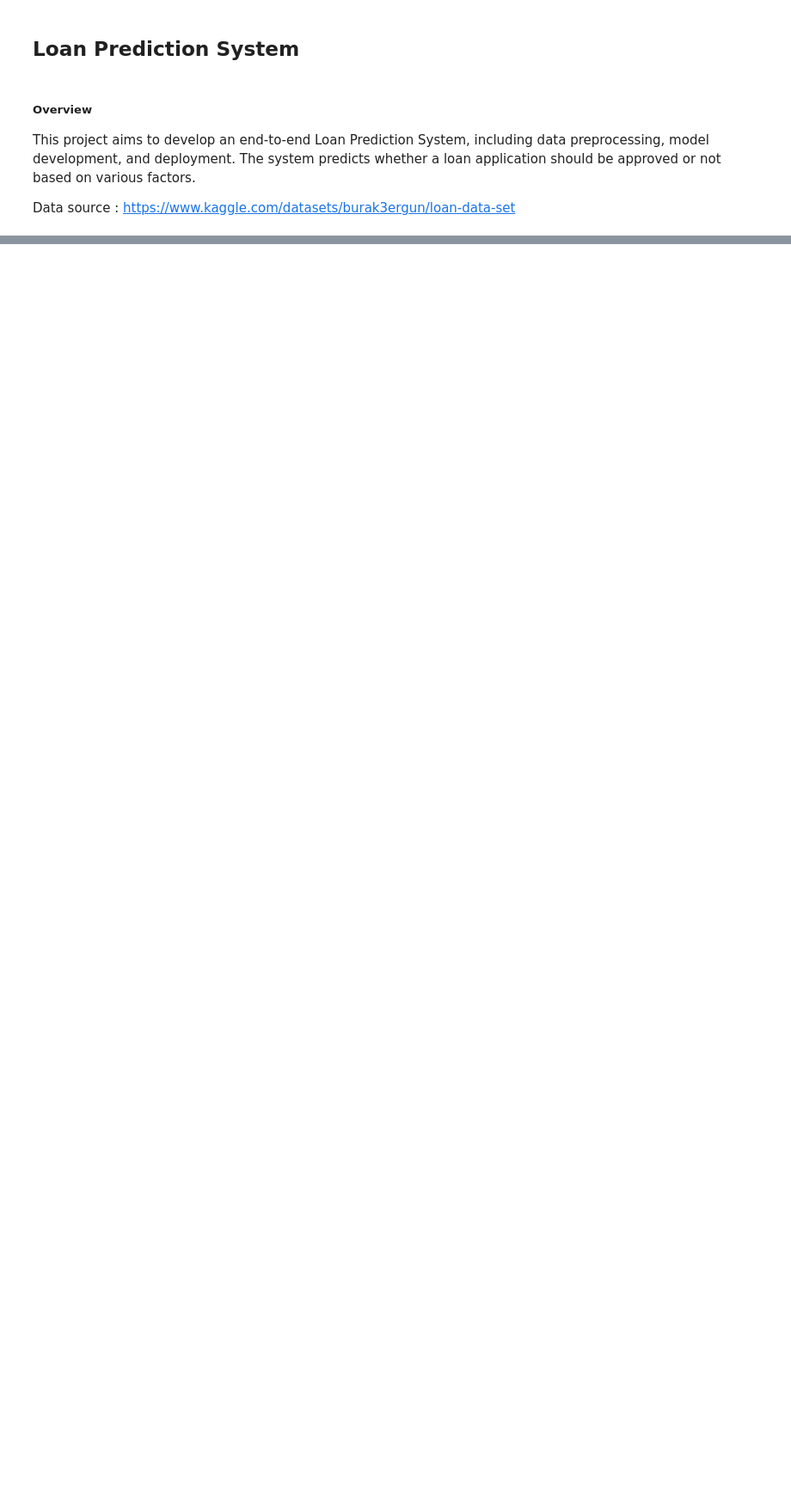
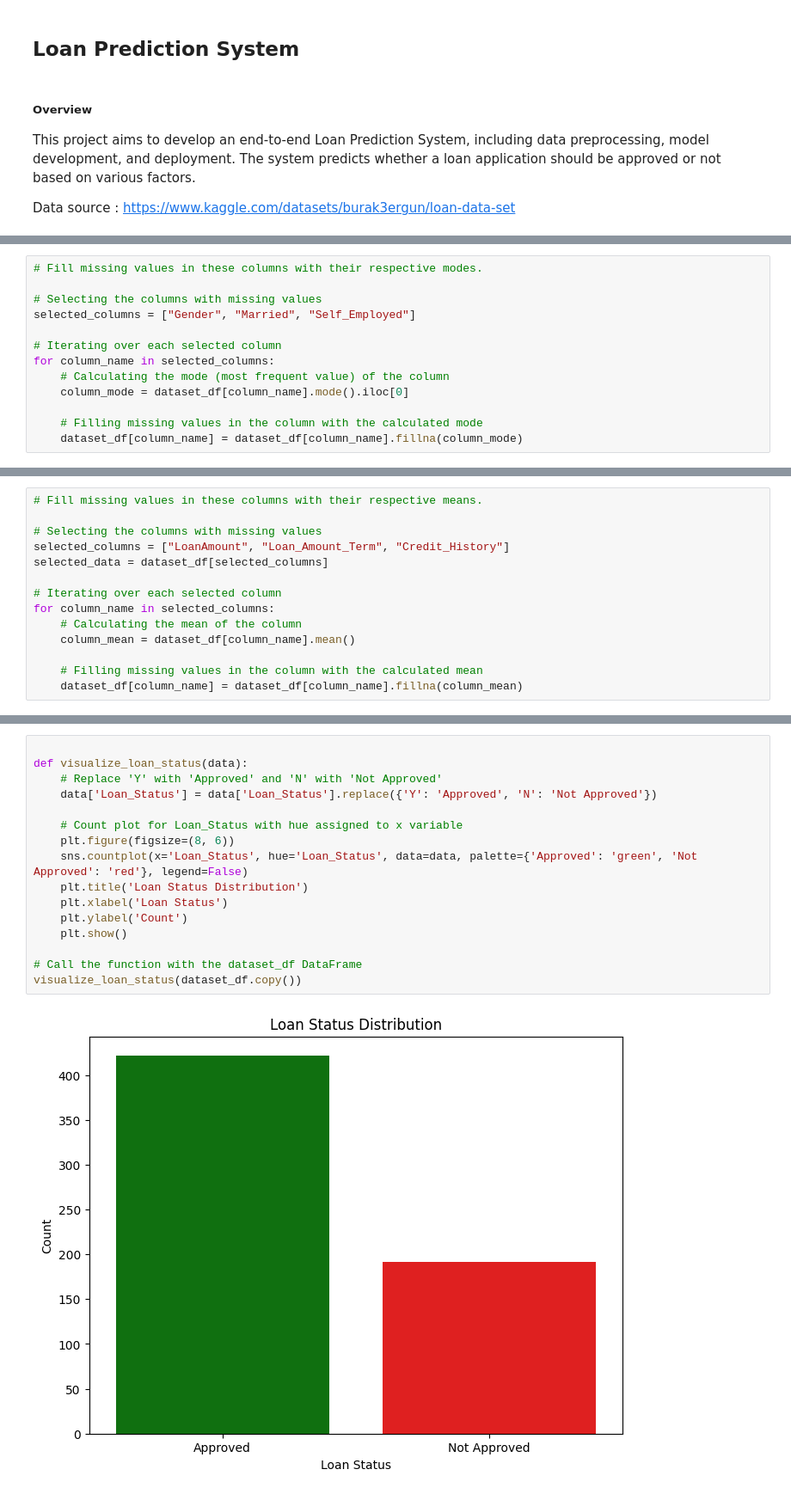
Before and after one commit to ericmaniraguha/loan_prediction_project_system, a Jupyter notebook: load_prediction_ml_project.ipynb, the cells around one changed output, grey strips where cells are left out. Shown at 86% size. Drawn from its saved outputs; the diff is of its cells as text; blank space fills up the shorter version.

Commit message:
data exploration and analysis done

```diff
--- a/load_prediction_ml_project.ipynb
+++ b/load_prediction_ml_project.ipynb
@@ -89,0 +136,13 @@ dataset.describe()
+# %%
+# Fill missing values in these columns with their respective modes.
+
+# Selecting the columns with missing values
+selected_columns = ["Gender", "Married", "Self_Employed"]
+
+# Iterating over each selected column
+for column_name in selected_columns:
+    # Calculating the mode (most frequent value) of the column
+    column_mode = dataset_df[column_name].mode().iloc[0]
+
+    # Filling missing values in the column with the calculated mode
+    dataset_df[column_name] = dataset_df[column_name].fillna(column_mode)
@@ -89,0 +169,14 @@ dataset.describe()
+# %%
+# Fill missing values in these columns with their respective means.
+
+# Selecting the columns with missing values
+selected_columns = ["LoanAmount", "Loan_Amount_Term", "Credit_History"]
+selected_data = dataset_df[selected_columns]
+
+# Iterating over each selected column
+for column_name in selected_columns:
+    # Calculating the mean of the column
+    column_mean = dataset_df[column_name].mean()
+
+    # Filling missing values in the column with the calculated mean
+    dataset_df[column_name] = dataset_df[column_name].fillna(column_mean)
@@ -89,0 +200,18 @@ dataset.describe()
+# %%
+
+def visualize_loan_status(data):
+    # Replace 'Y' with 'Approved' and 'N' with 'Not Approved'
+    data['Loan_Status'] = data['Loan_Status'].replace({'Y': 'Approved', 'N': 'Not Approved'})
+
+    # Count plot for Loan_Status with hue assigned to x variable
+    plt.figure(figsize=(8, 6))
+    sns.countplot(x='Loan_Status', hue='Loan_Status', data=data, palette={'Approved': 'green', 'Not Approved': 'red'}, legend=False)
+    plt.title('Loan Status Distribution')
+    plt.xlabel('Loan Status')
+    plt.ylabel('Count')
+    plt.show()
+
+# Call the function with the dataset_df DataFrame
+visualize_loan_status(dataset_df.copy())
+# %% [output]
+[figure, added]
```
Also changed, not shown: parts of 29 cells of this notebook, 1 other file.
